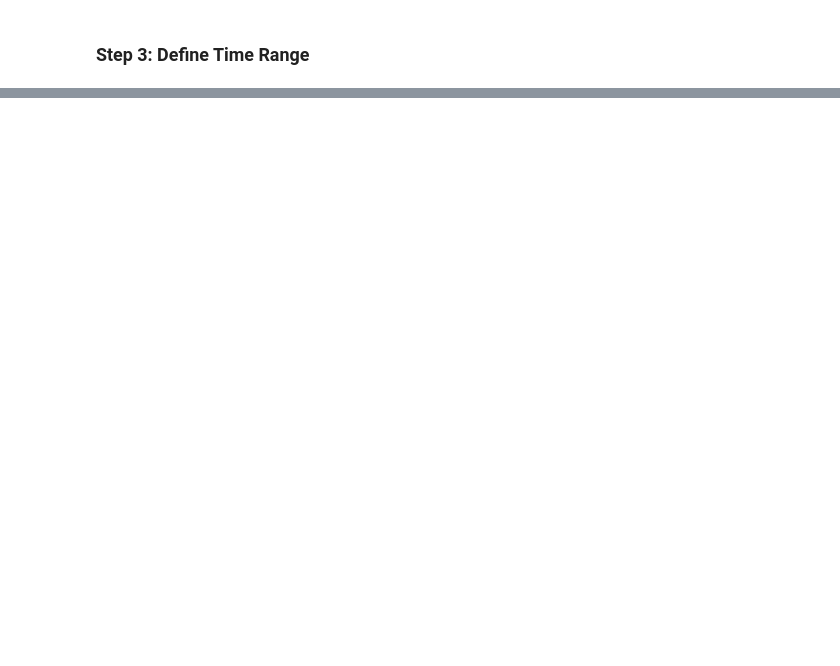
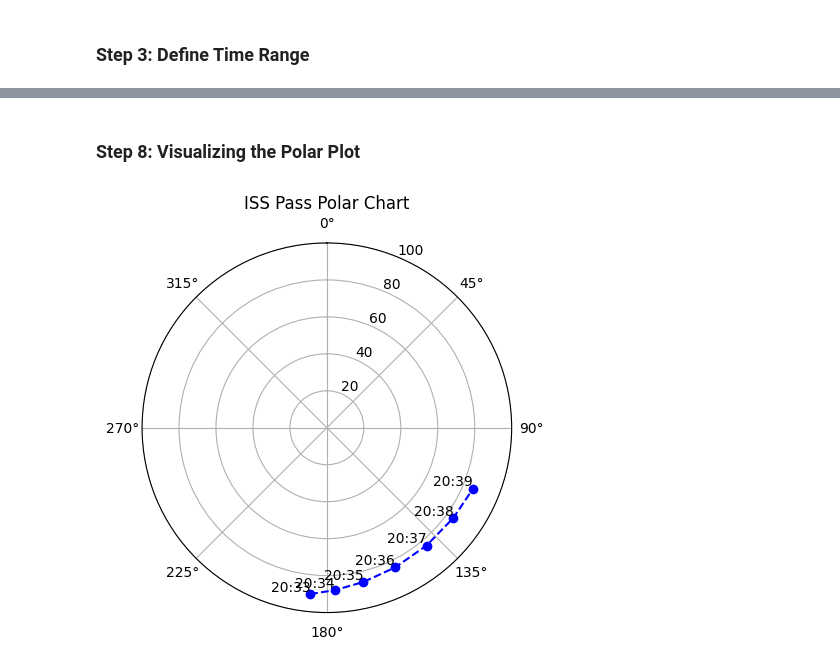
Before and after one commit to ANG13T/python-for-aerospace, a Jupyter notebook: Chapter 3 - Aerospace Libraries and File Formats/Project - Satellite Tracker/Satellite_Tracker.ipynb, the cells around one changed output, grey strips where cells are left out. Cells and saved outputs as stored; diff of their text form; code cells hidden in the pictures; blank space fills up the shorter version.

```diff
--- a/Chapter 3 - Aerospace Libraries and File Formats/Project - Satellite Tracker/Satellite_Tracker.ipynb
+++ b/Chapter 3 - Aerospace Libraries and File Formats/Project - Satellite Tracker/Satellite_Tracker.ipynb
@@ -79,0 +91,7 @@ plt.show()
+# %%
+from skyfield import api
+from pytz import timezone
+import numpy as np
+
+## Change to your time zone
+time_zone = timezone('US/Pacific')
@@ -79,0 +110,7 @@ plt.show()
+# %%
+# Current time range (in minutes) = 2 days. Change to your values
+minutes = range(60 * 24 * 2)
+time_scale = api.load.timescale()
+
+## Change to your specified time range
+time_range = time_scale.utc(2024, 3, 21, 2, minutes)
@@ -79,0 +148,4 @@ plt.show()
+# %%
+boundaries = boundaries[0: -1]
+passes = boundaries.reshape(len(boundaries) // 2, 2)
+print(passes)
@@ -79,0 +163,7 @@ plt.show()
+# %%
+# Set this value to any index from 0 to len(boundaries)! This represents the pass we want to observe from our list of collected passes
+pass_to_observe = 0
+specific_pass = passes[pass_to_observe]
+rise, set = specific_pass
+print(f'ISS Rises at {time_range[0].astimezone(time_zone)}')
+print(f'ISS Sets at {time_range[1].astimezone(time_zone)}')
@@ -79,0 +173,18 @@ plt.show()
+# %% [markdown]
+### Step 8: Visualizing the Polar Plot
+# %%
+ax = plt.subplot(111, projection='polar')
+plt.title("ISS Pass Polar Chart")
+ax.set_rlim([0, 100])
+ax.set_theta_zero_location('N')
+ax.set_theta_direction(-1)
+
+θ = az.radians
+r = 90 - alt.degrees
+ax.plot(θ[rise:set], r[rise:set], 'bo--')
+
+for k in range(rise, set):
+    text = time_range[k].astimezone(time_zone).strftime('%H:%M')
+    ax.text(θ[k], r[k], text, ha='right', va='bottom')
+# %% [output]
+[figure, added]
```
Also changed, not shown: parts of 24 cells of this notebook, 2 other files.
